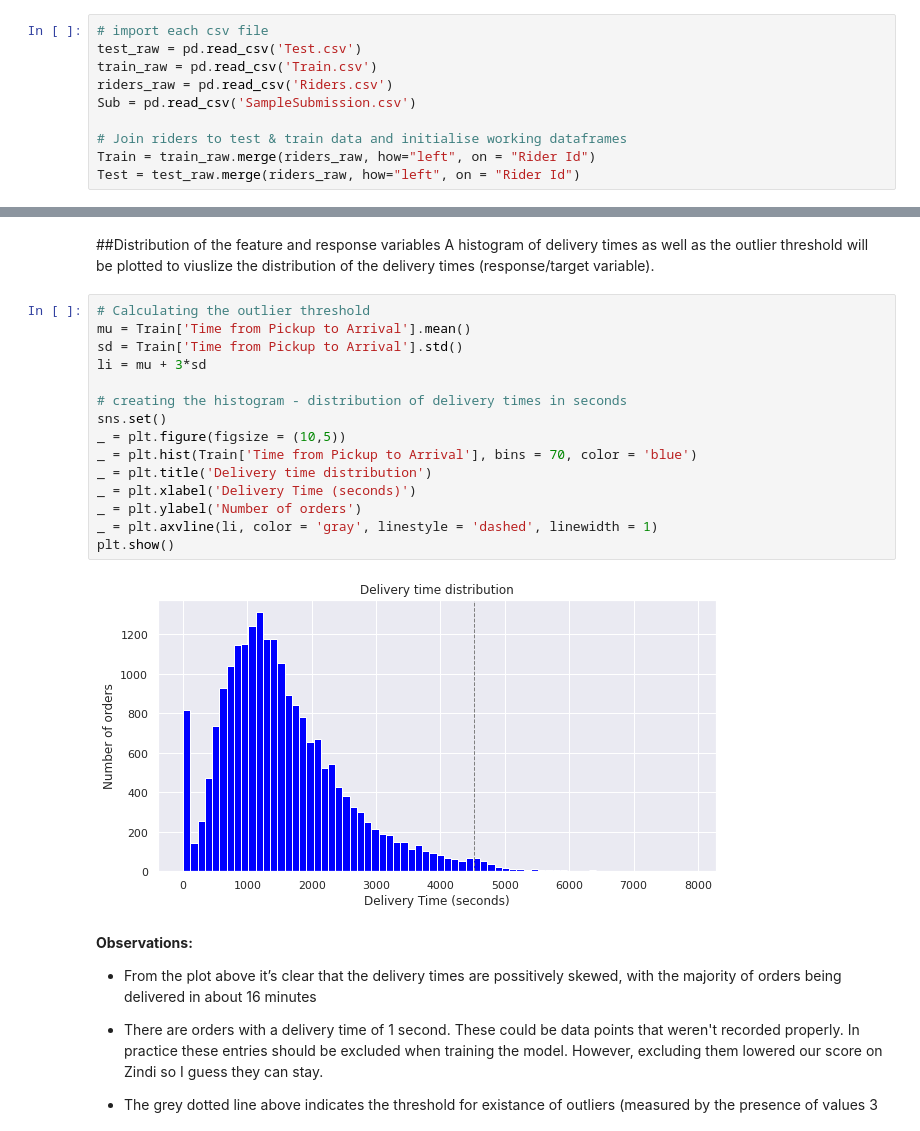
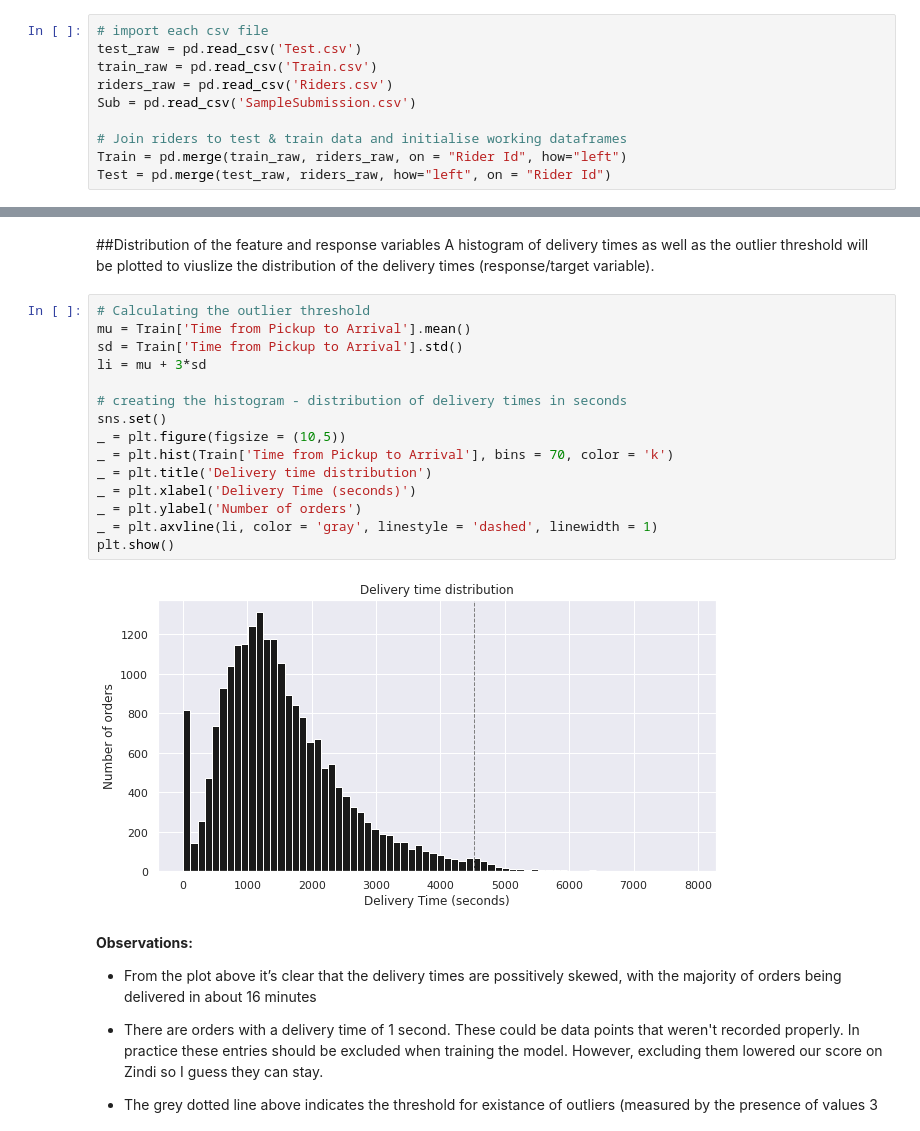
Before and after one commit to NicoleMeinie/Regression, a Jupyter notebook: Frankenstein.ipynb, the cells around one changed output, grey strips where cells are left out. Cells and saved outputs as stored; diff of their text form.

```diff
--- a/Frankenstein.ipynb
+++ b/Frankenstein.ipynb
@@ -54,8 +54,8 @@ riders_raw = pd.read_csv('Riders.csv')
 Sub = pd.read_csv('SampleSubmission.csv')
 
 # Join riders to test & train data and initialise working dataframes
-Train = train_raw.merge(riders_raw, how="left", on = "Rider Id")
-Test = test_raw.merge(riders_raw, how="left", on = "Rider Id")
+Train = pd.merge(train_raw, riders_raw, on = "Rider Id", how="left")
+Test = pd.merge(test_raw, riders_raw, how="left", on = "Rider Id")
 # %% [markdown]
 Great! Let's build a model!
 # %% [markdown]
@@ -175,20 +175,20 @@ A histogram of delivery times as well as the outlier threshold will be plotted t
 # %%
 # Calculating the outlier threshold
 mu = Train['Time from Pickup to Arrival'].mean()
 sd = Train['Time from Pickup to Arrival'].std()
 li = mu + 3*sd
 
 # creating the histogram - distribution of delivery times in seconds
 sns.set()
 _ = plt.figure(figsize = (10,5))
-_ = plt.hist(Train['Time from Pickup to Arrival'], bins = 70, color = 'blue')
+_ = plt.hist(Train['Time from Pickup to Arrival'], bins = 70, color = 'k')
 _ = plt.title('Delivery time distribution')
 _ = plt.xlabel('Delivery Time (seconds)')
 _ = plt.ylabel('Number of orders')
 _ = plt.axvline(li, color = 'gray', linestyle = 'dashed', linewidth = 1)
 plt.show()
 # %% [output]
-[figure, old version]
+[figure, new version]
 # %% [markdown]
 **Observations:**
 
```
Also changed, not shown: parts of 24 cells of this notebook.
